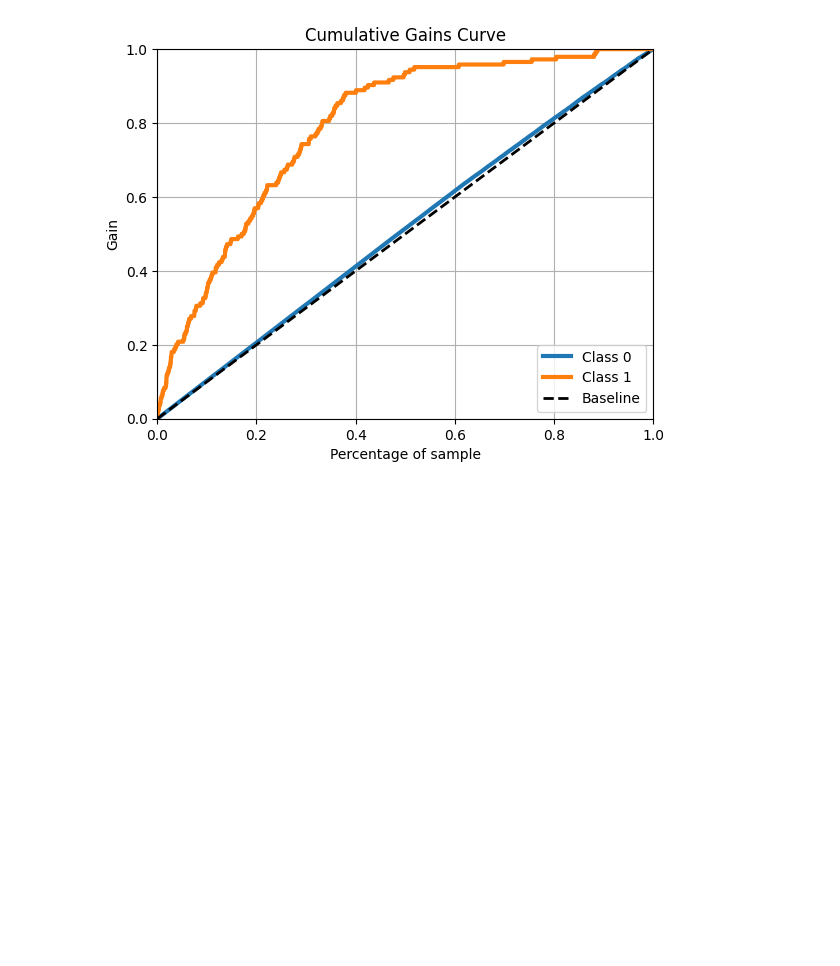
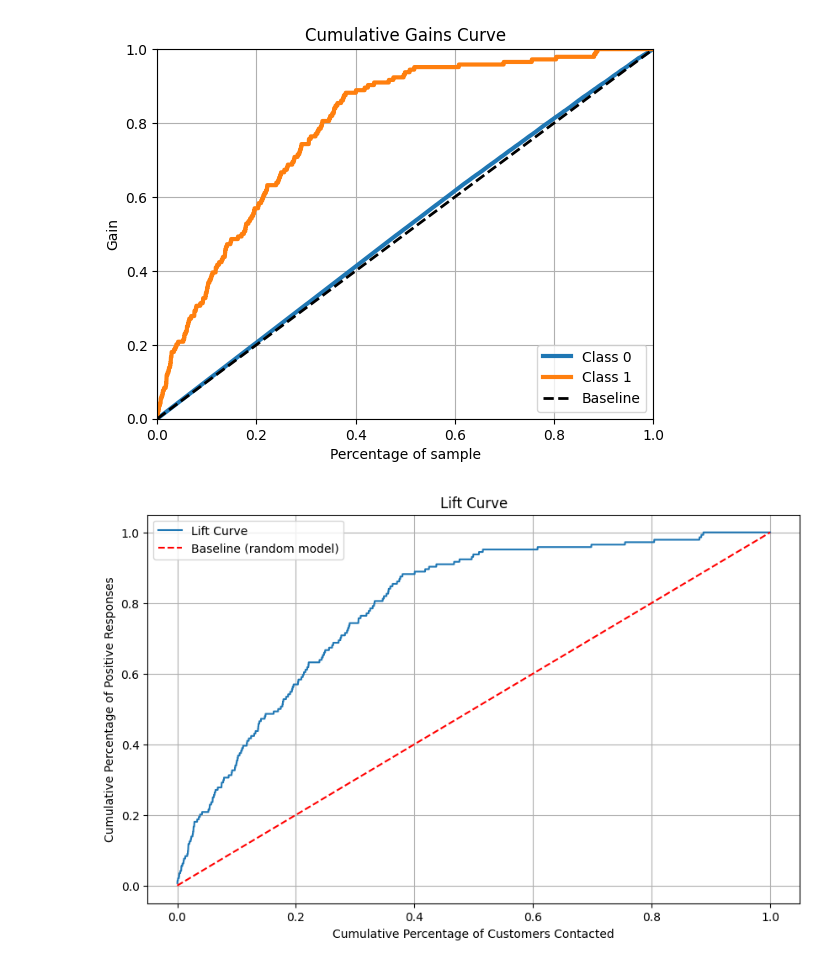
Before and after one commit to melikaabedikoupaei/churn_prediction, a Jupyter notebook: Churn_Case.ipynb, the cells around one changed output. Saved outputs shown, nothing was run; the diff lists cells and outputs as text; code cells hidden in the pictures; blank space fills up the shorter version.

```diff
--- a/Churn_Case.ipynb
+++ b/Churn_Case.ipynb
@@ -1454,3 +1454,36 @@ plt.show()
 # %% [output]
 <Figure size 700x700 with 0 Axes>
 [figure]
+# %%
+import numpy as np
+import pandas as pd
+import matplotlib.pyplot as plt
+
+# Assuming label_pred is your dataframe with columns "prediction" (predicted probabilities) and "TARGET" (actual labels)
+# Sort by predicted probability in descending order
+label_pred_sorted = label_pred.sort_values(by="prediction", ascending=False)
+
+# Calculate cumulative sum of positive responses
+label_pred_sorted['cumulative_positive'] = label_pred_sorted['TARGET'].cumsum()
+
+# Total number of positive responses
+total_positive_responses = label_pred_sorted['TARGET'].sum()
+
+# Calculate cumulative percentage of positive responses
+label_pred_sorted['cumulative_positive_percentage'] = label_pred_sorted['cumulative_positive'] / total_positive_responses
+
+# Calculate cumulative percentage of customers contacted
+label_pred_sorted['cumulative_customers_percentage'] = np.arange(1, len(label_pred_sorted) + 1) / len(label_pred_sorted)
+
+# Plot the lift curve
+plt.figure(figsize=(10, 6))
+plt.plot(label_pred_sorted['cumulative_customers_percentage'], label_pred_sorted['cumulative_positive_percentage'], label='Lift Curve')
+plt.plot([0, 1], [0, 1], 'r--', label='Baseline (random model)')
+plt.title('Lift Curve')
+plt.xlabel('Cumulative Percentage of Customers Contacted')
+plt.ylabel('Cumulative Percentage of Positive Responses')
+plt.legend()
+plt.grid(True)
+plt.show()
+# %% [output]
+[figure, added]
```
